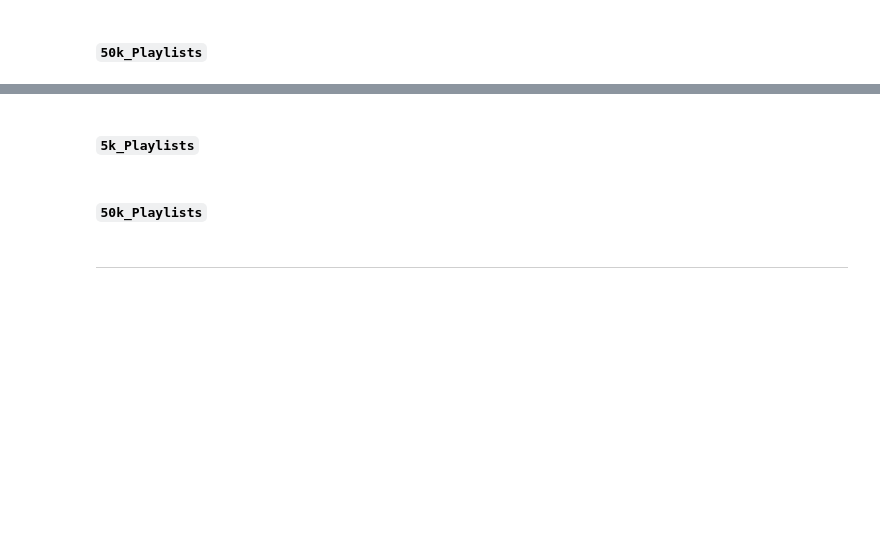
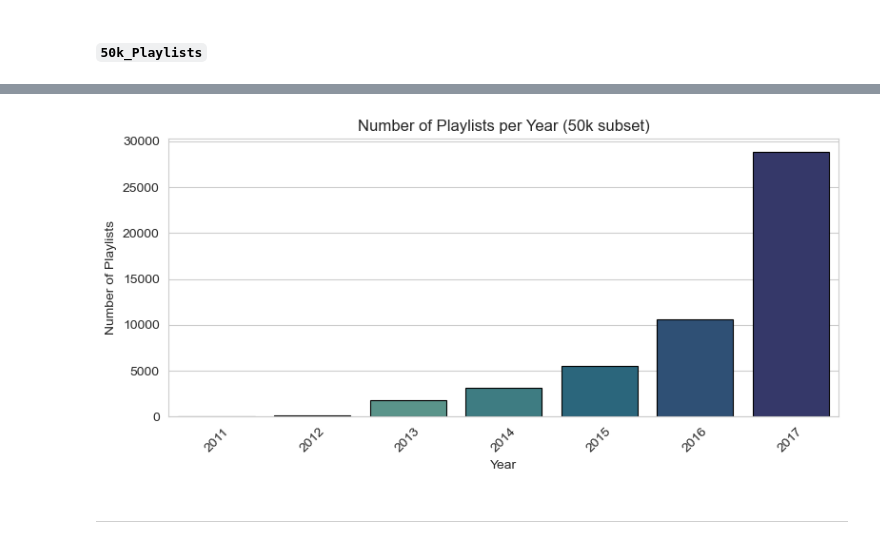
Before and after one commit to RomanLesicky/Data_Science_Project_INFO_H600, a Jupyter notebook: INFO_H600_Project.ipynb, the cells around one changed output, grey strips where cells are left out. Drawn from its saved outputs; the diff is of its cells as text; code cells hidden in the pictures; blank space fills up the shorter version.

```diff
--- a/INFO_H600_Project.ipynb
+++ b/INFO_H600_Project.ipynb
@@ -854,7 +755,42 @@ no) tracks, while a small fraction exhibits higher overlap.
-# %% [markdown]
-#### `5k_Playlists`
-# %% [markdown]
-#### `50k_Playlists`
+# %%
+# Just like before
+sns.set_style("whitegrid")
+
+# Here we ake a dataframe using playlists_flat_DataFrame_50k to contain relevant year information, since the majority of the data comes from 2017 as the graph shows.
+DataFrame_Playlists_Years = (
+    playlists_flat_DataFrame_50k
+    .withColumn("year", functions.year(functions.from_unixtime("modified_at"))) # here we make a new column year, which is created from the unix stamp modified_at into a datatime value
+    .groupBy("year") # than we group by tis new column
+    .agg(functions.count("*").alias("number_of_playlists")) # here we aggregate on each year, where we count each row "*" for that particular year and we rename it to number_of_playlists
+    .orderBy("year") # than we order by year, so into a chronological ascending way
+    .toPandas() # convert to Pandas
+)
+
+# Same as before with sns
+plt.figure(figsize=(8, 4))
+
+plot_of_Years = sns.barplot(
+    data=DataFrame_Playlists_Years,
+    x="year",
+    y="number_of_playlists",
+    hue="year",
+    palette="crest", # here we opted for a platte coloring than a single color
+    dodge=False,
+    legend=False,
+    edgecolor="black",
+    linewidth=0.8
+)
+
+# Using Plt to complete the plot
+plt.title("Number of Playlists per Year (50k subset)")
+plt.xlabel("Year")
+plt.ylabel("Number of Playlists")
+plt.xticks(rotation=45)
+
+plt.tight_layout()
+plt.show()
+# %% [output]
+[figure, added]
 # %% [markdown]
 ---
 # %% [markdown]
```
Also changed, not shown: parts of 20 cells of this notebook, 2 other files.
